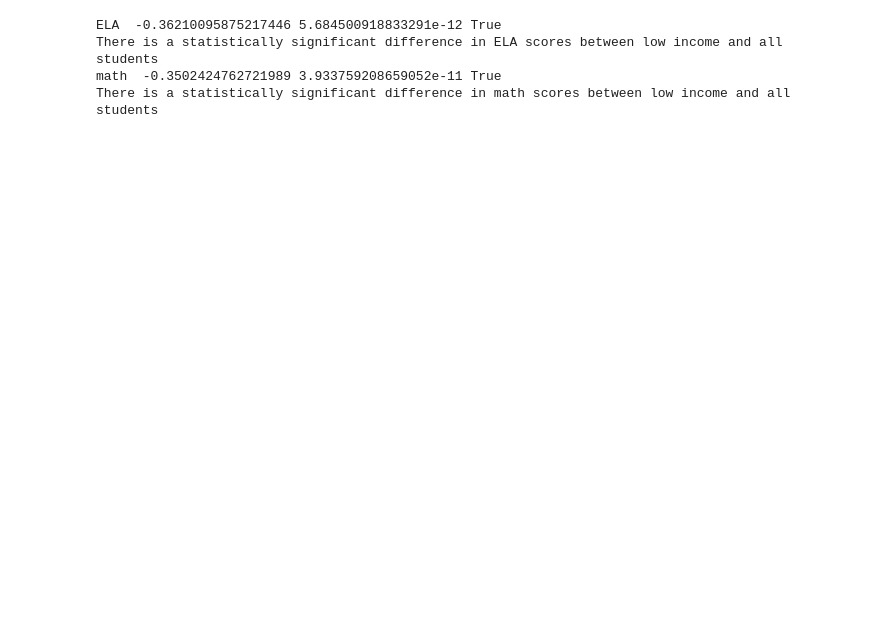
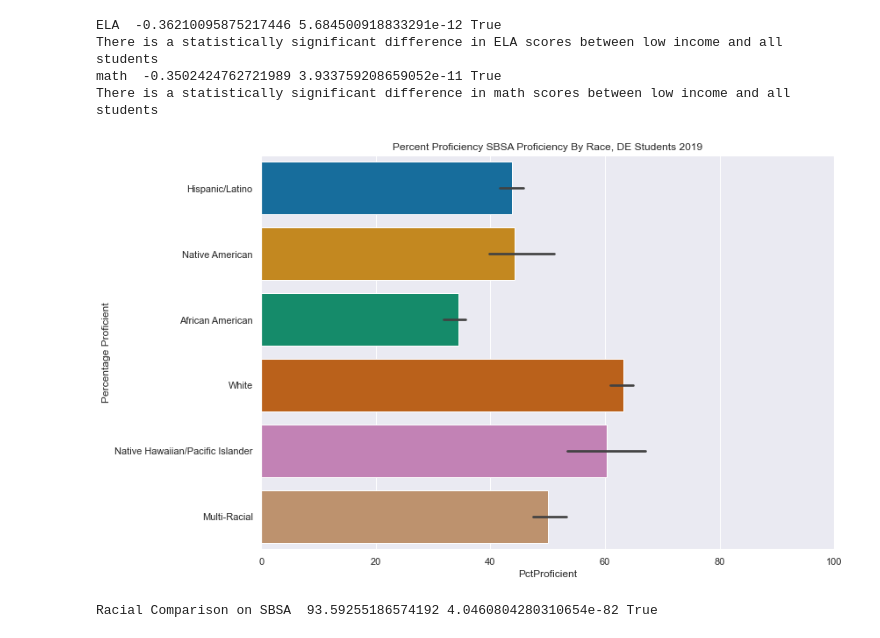
Before and after one commit to meganenglert/CISC367, a Jupyter notebook: Week 7 - Midterm Project/messy_test_scores.ipynb, the cells around one changed output. Cells and saved outputs as stored; diff of their text form; code cells hidden in the pictures; blank space fills up the shorter version.

```diff
--- a/Week 7 - Midterm Project/messy_test_scores.ipynb
+++ b/Week 7 - Midterm Project/messy_test_scores.ipynb
@@ -250,3 +243,31 @@ ELA  -0.36210095875217446 5.684500918833291e-12 True
 There is a statistically significant difference in ELA scores between low income and all students
 math  -0.3502424762721989 3.933759208659052e-11 True
 There is a statistically significant difference in math scores between low income and all students
+# %%
+test = 'Smarter Balanced Summative Assessment'
+races = ['Hispanic/Latino','African American','White','Asian American','Multi-Racial','Native American','Native Hawaiian/Pacific Islander']
+df = combined[(combined['Assessment Name'] == test) & (combined['RowStatus'] == 'REPORTED')& (combined['SubGroup'].isin(races)) & (combined['School Year'] == 2019)]
+# %%
+sns.barplot(y = 'Race',
+           x = 'PctProficient',
+           data = df,
+           palette = 'colorblind',
+           estimator = np.median).set(xlim=(0,100))
+plt.rcParams['figure.figsize'] = 11.7,8.27
+plt.title("Percent Proficiency SBSA Proficiency By Race, DE Students 2019")
+plt.ylabel("Percentage Proficient")
+plt.show()
+# %% [output]
+[figure, added]
+# %%
+#Test difference between races on SBSA
+hl = df[df.Race == 'Hispanic/Latino'].PctProficient
+na = df[df.Race =='Native American'].PctProficient
+aa = df[df.Race == 'African American'].PctProficient
+w = df[df.Race == 'White'].PctProficient
+nhpi = df[df.Race == 'Native Hawaiian/Pacific Islander'].PctProficient
+mr = df[df.Race == "Multi-Racial"].PctProficient
+test_stat, p = stats.f_oneway(hl,na,aa,w,nhpi,mr)
+print("Racial Comparison on SBSA ", test_stat, p, p < 0.05)
+# %% [output]
+Racial Comparison on SBSA  93.59255186574192 4.0460804280310654e-82 True
```
Also changed, not shown: parts of 13 cells of this notebook.
